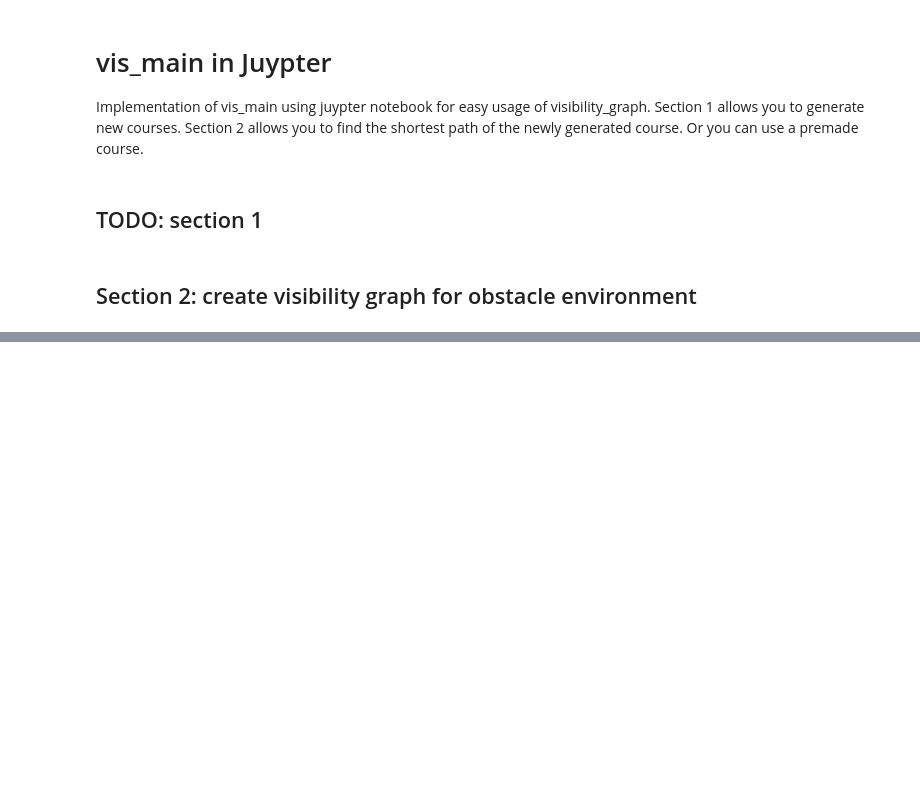
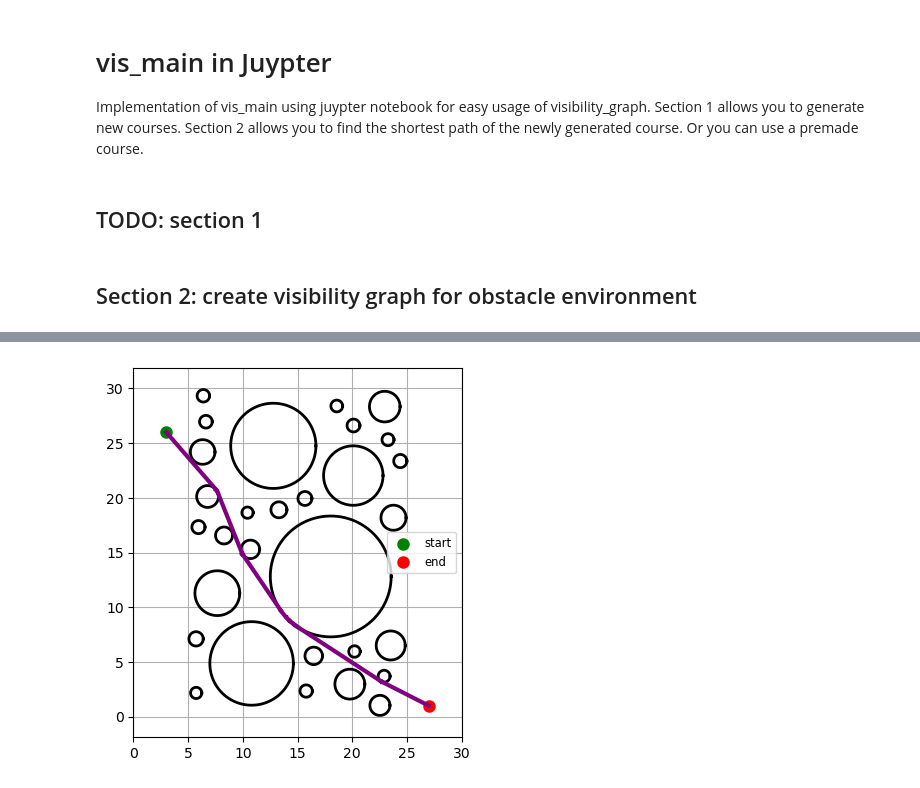
Before and after one commit to rpalfini/visibility_NN, a Jupyter notebook: simulator.ipynb, the cells around one changed output, grey strips where cells are left out. Drawn from its saved outputs; the diff is of its cells as text; code cells hidden in the pictures; blank space fills up the shorter version.

```diff
--- a/simulator.ipynb
+++ b/simulator.ipynb
@@ -44,0 +45,4 @@ vg_gen.plot_network(0)
+# %%
+vg_gen.plot_solution(0)
+# %% [output]
+[figure, added]
```
Also changed, not shown: parts of 4 cells of this notebook.
